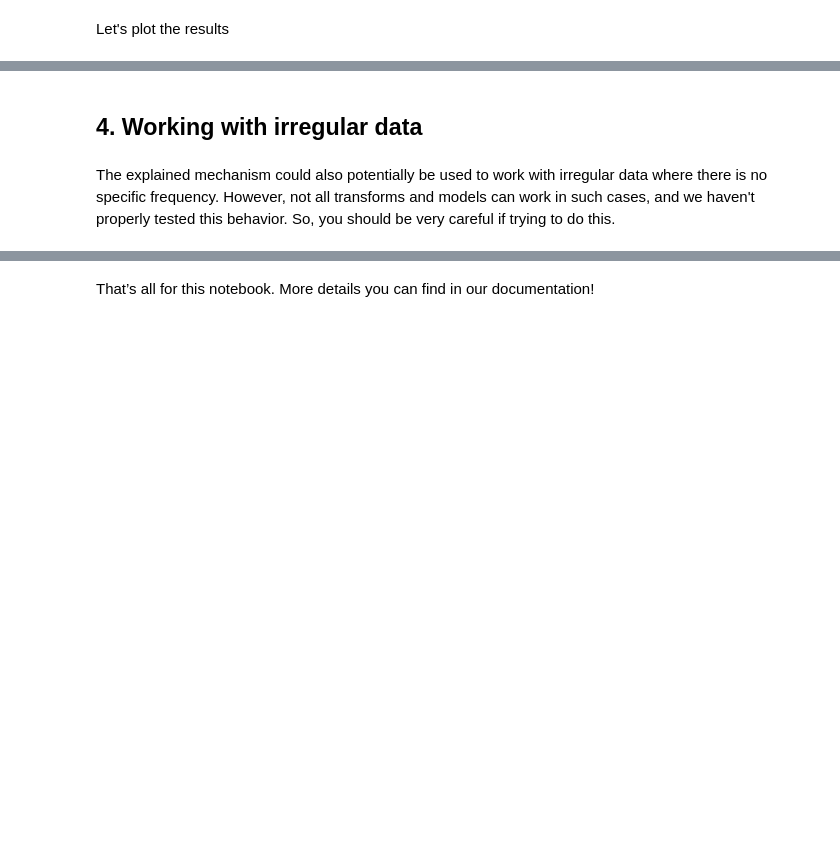
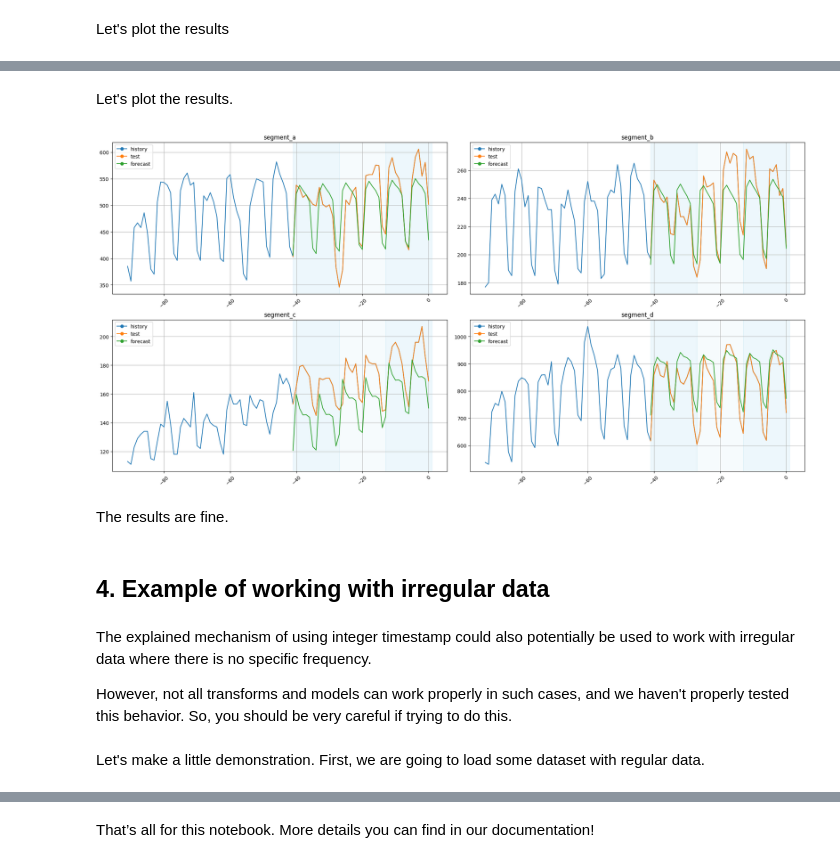
Before and after one commit to etna-team/etna, a Jupyter notebook: examples/307-working_with_misaligned_data.ipynb, the cells around one changed output, grey strips where cells are left out. Cells and saved outputs as stored; diff of their text form; code cells hidden in the pictures; blank space fills up the shorter version.

```diff
--- a/examples/307-working_with_misaligned_data.ipynb
+++ b/examples/307-working_with_misaligned_data.ipynb
@@ -231,0 +275,5 @@ As we can see, the results are fine.
+# %%
+model = ProphetModel(timestamp_column="external_timestamp")
+pipeline = Pipeline(model=model, transforms=[], horizon=HORIZON)
+# %%
+metrics_df, forecast_df, fold_info_df = pipeline.backtest(ts=ts, metrics=[SMAPE()], n_folds=3)
@@ -232,4 +298,16 @@ As we can see, the results are fine.
+# %% [markdown]
+Let's plot the results.
+# %%
+plot_backtest(forecast_df=forecast_df, ts=ts, history_len=50)
+# %% [output]
+[figure, added]
+# %% [markdown]
+The results are fine.
 # %% [markdown]
-## 4. Working with irregular data <a class="anchor" id="chapter4"></a>
+## 4. Example of working with irregular data <a class="anchor" id="chapter4"></a>
 # %% [markdown]
-The explained mechanism could also potentially be used to work with irregular data where there is no specific frequency. However, not all transforms and models can work in such cases, and we haven't properly tested this behavior. So, you should be very careful if trying to do this.
+The explained mechanism of using integer timestamp could also potentially be used to work with irregular data where there is no specific frequency.
+
+However, not all transforms and models can work properly in such cases, and we haven't properly tested this behavior. So, you should be very careful if trying to do this.
+# %% [markdown]
+Let's make a little demonstration. First, we are going to load some dataset with regular data.
```
Also changed, not shown: parts of 42 cells of this notebook.
